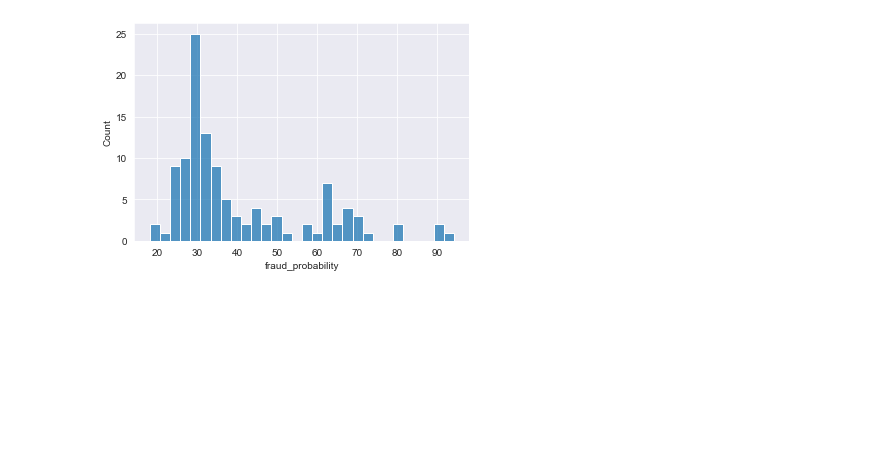
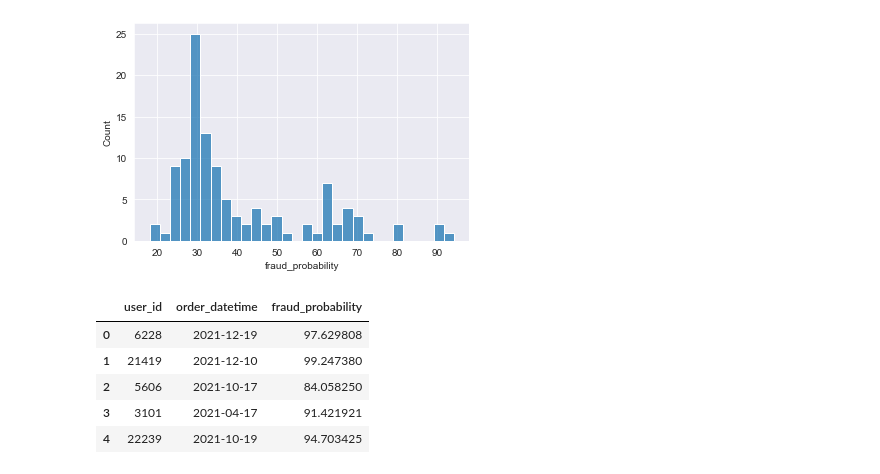
Before and after one commit to MAST30034-Applied-Data-Science/generic-buy-now-pay-later-project-group-14, a Jupyter notebook: notebooks/fraud.ipynb, the cells around one changed output. Saved outputs shown, nothing was run; the diff lists cells and outputs as text; code cells hidden in the pictures; blank space fills up the shorter version.

```diff
--- a/notebooks/fraud.ipynb
+++ b/notebooks/fraud.ipynb
@@ -33,3 +33,12 @@ sns.histplot(merchant_df["fraud_probability"], bins=30)
 # %%
 # sorted(consumer_df["order_datetime"].unique())
 # data from 2021-02-28 to 2022-02-27
+# %%
+consumer_df.head()
+# %% [output]
+|  | user_id | order_datetime | fraud_probability |
+| 0 | 6228 | 2021-12-19 | 97.629808 |
+| 1 | 21419 | 2021-12-10 | 99.247380 |
+| 2 | 5606 | 2021-10-17 | 84.058250 |
+| 3 | 3101 | 2021-04-17 | 91.421921 |
+| 4 | 22239 | 2021-10-19 | 94.703425 |
```
Also changed, not shown: parts of 8 cells of this notebook.
